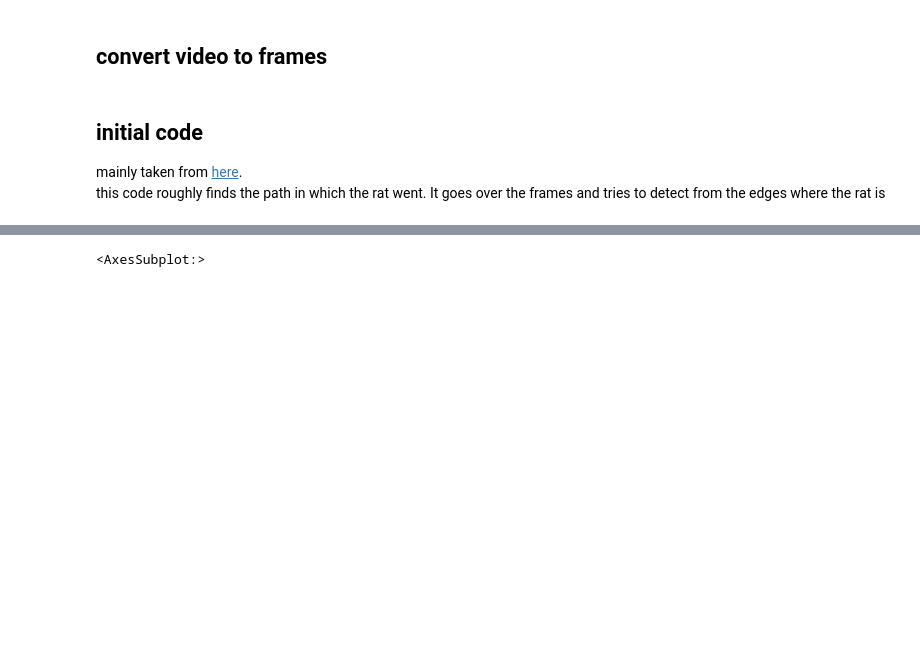
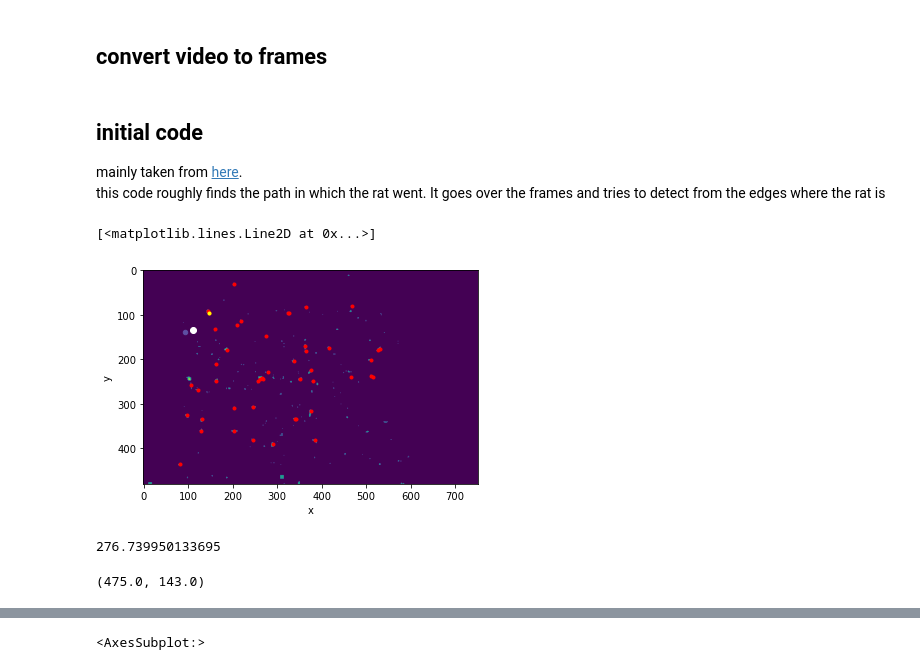
Before and after one commit to bueinat/mouse_tracking, a Jupyter notebook: cv/cv.ipynb, the cells around one changed output, grey strips where cells are left out. Saved outputs shown, nothing was run; the diff lists cells and outputs as text; code cells hidden in the pictures; blank space fills up the shorter version.

```diff
--- a/cv/cv.ipynb
+++ b/cv/cv.ipynb
@@ -178,3 +178,56 @@ def alternative_rat_path(video_path):
     cv2.destroyAllWindows()
 
     return frames, edited_frames, nose_pos, maxvals
+# %%
+def find_closest_local_minima(diff_frames, last_point, neighborhood_size=5, threshold=1.5, maxval=-1,
+                              return_all=False):
+    data = -where(diff_frames < maxval, diff_frames, 0)
+
+    data_max = filters.maximum_filter(data, neighborhood_size)
+    data_min = filters.minimum_filter(data, neighborhood_size)
+    maxima = (data == data_max)
+    diff = ((data_max - data_min) > threshold)
+    maxima[diff == 0] = 0
+
+    labeled, num_objects = ndimage.label(maxima)
+    slices = ndimage.find_objects(labeled)
+    x, y = [], []
+    for dy, dx in slices:
+        x.append((dx.start + dx.stop - 1) / 2)
+        y.append((dy.start + dy.stop - 1) / 2)
+
+    imin = argmin((array(x) - last_point[1]) ** 2 + (array(y) - last_point[0]) ** 2)
+    if return_all:
+        return x, y, imin
+    return int(x[imin]), int(y[imin])
+# %%
+i = 541
+n = i
+last_point = (dfnose.loc[i-1, 'new_x'], dfnose.loc[i-1, 'new_y'])
+x, y, imin = find_closest_local_minima(eframes[i] - eframes[i-1], last_point, threshold=1.2, return_all=True)
+# %%
+# neighborhood_size, threshold = 5, 1.5
+
+dform = eframes[n] - eframes[n-1]
+data = -where(dform < -1, dform, 0)
+
+plt.imshow(data)
+dfnose.loc[[n]].reset_index().plot.scatter(x='x', y='y', c='minvals', cmap='Spectral', ax=gca(),
+                                           vmin=dfnose.minvals.min(), vmax=dfnose.minvals.max(),
+                                           colorbar=x==last_frame)
+# imin = argmin((x - dfnose.loc[n, 'x']) ** 2 + (y - dfnose.loc[n, 'y']) ** 2)
+plt.plot(x, y, '.', c='red')
+plt.plot([last_point[0]], [last_point[1]], 'o', c='white')
+plt.plot(x[imin], y[imin], '.', c='yellow')
+# plt.savefig('/tmp/result.png', bbox_inches = 'tight')
+# %% [output]
+[<matplotlib.lines.Line2D at 0x...>]
+[figure, added]
+# %%
+dist(nose_pos[i-1], (x[imin], y[imin]))
+# %% [output]
+276.739950133695
+# %%
+x[imin], y[imin]
+# %% [output]
+(475.0, 143.0)
```
Also changed, not shown: parts of 31 cells of this notebook, 2 other files.
